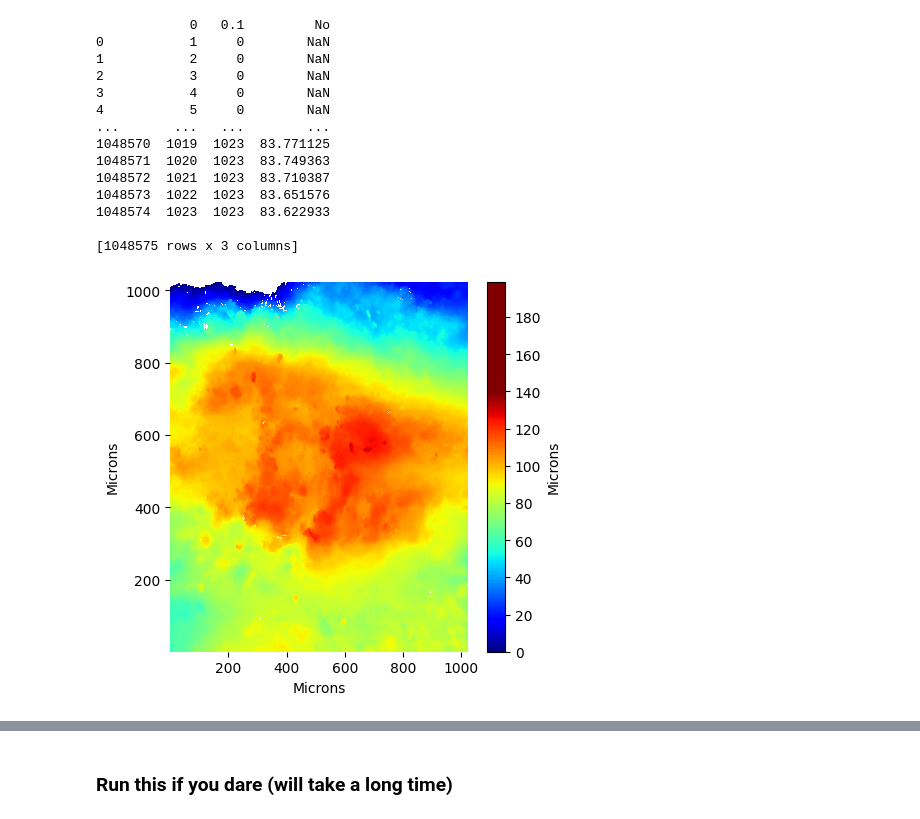
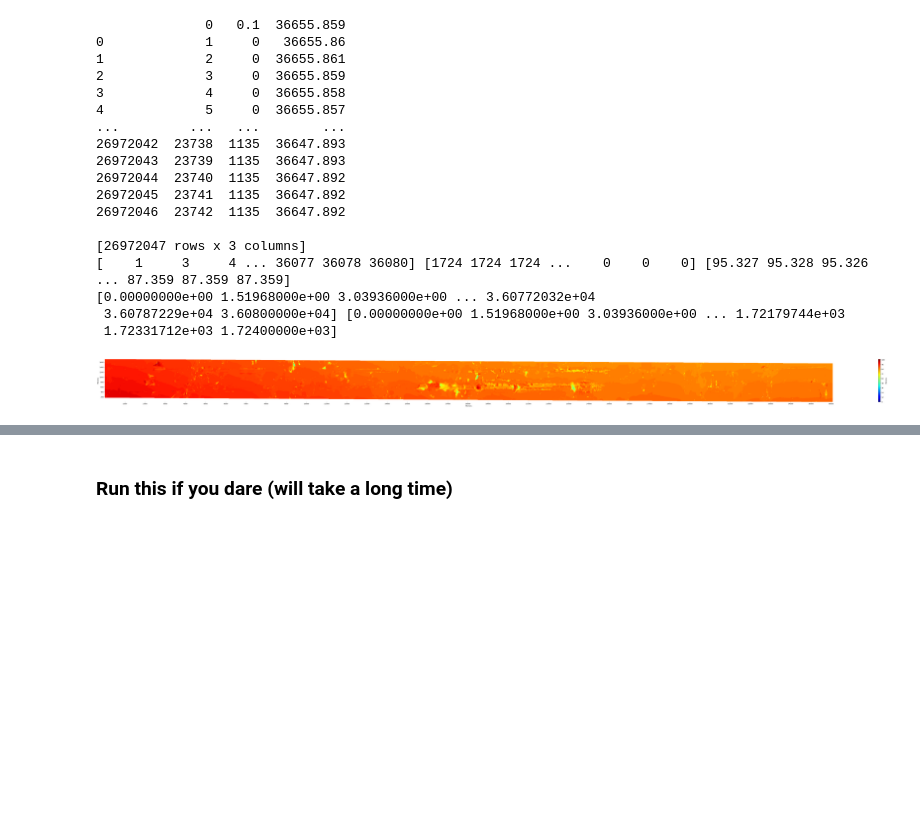
Before and after one commit to LekiYak/mcgill-natural-faults, a Jupyter notebook: src/wli_lab.ipynb, the cells around one changed output, grey strips where cells are left out. Drawn from its saved outputs; the diff is of its cells as text; code cells hidden in the pictures; blank space fills up the shorter version.

```diff
--- a/src/wli_lab.ipynb
+++ b/src/wli_lab.ipynb
@@ -27,7 +27,7 @@ def load_wli_data(path):
 
     return data
 
-def grid_wli(raw_data):
+def grid_wli(raw_data, resolution):
 
     x_list = raw_data[0].astype(int)
     y_list = raw_data[1].astype(int)
@@ -42,12 +42,22 @@ def grid_wli(raw_data):
     y_list = np.array(y_list)
     z_list = np.array(z_list)
 
-    # use scipy.binned_statistic2d to bin the data for plotting, averaging over 10x10 pixels as a bin
-    bin_size = 1
+    for i in range(max([len(x_list), len(y_list)])):
+        if i < len(x_list):
+            x_list[i] = resolution * x_list[i]
+        if i < len(y_list):
+            y_list[i] = resolution * y_list[i]
+
+    print(x_list, y_list, z_list)
+
+    # use scipy.binned_statistic2d to bin the data for plotting, averaging over 1x1 pixels as a bin
+    bin_size = resolution
     x_bins = np.arange(0, max(x_list), bin_size)
     y_bins = np.arange(0, max(y_list), bin_size)
     x_bins = np.append(x_bins, max(x_list))
     y_bins = np.append(y_bins, max(y_list))
+
+    print(x_bins, y_bins)
 
     # bin data
     bin_means, x_edges, y_edges, binnumber = stats.binned_statistic_2d(x_list, y_list, z_list, statistic='mean', bins=[x_bins, y_bins])
@@ -68,11 +78,13 @@ def grid_wli(raw_data):
     # ax.set_aspect('equal')
 
     # plot with log colorbar , norm=colors.LogNorm(), vmin=1e-3, vmax=1e-1
-    cs = ax.contourf(X, Y, bin_means.T, levels=600, cmap='jet', vmax=140)#, vmax=125, vmin=30)
+    cs = ax.contourf(X, Y, bin_means.T, levels=100, cmap='jet')
     cbar = fig.colorbar(cs)
     cbar.set_label('Microns')
     plt.xlabel('Microns')
     plt.ylabel('Microns')
+    # Ticks every 1000 microns
+    ax.xaxis.set_major_locator(ticker.MultipleLocator(1000))
 
     # transparent background
     fig.patch.set_alpha(0)
@@ -84,8 +96,9 @@ def grid_wli(raw_data):
     ax.spines['bottom'].set_visible(False)
     ax.spines['left'].set_visible(False)
 
-    plt.savefig('asp3_mid.png', transparent=True, bbox_inches='tight')
     plt.show()
+
+    return bin_means, x_edges, y_edges
 
 
 def combined_save(path):
@@ -134,25 +147,33 @@ def combined_save(path):
     print(f'Saved as {filename}')
     plt.close(fig)
 # %%
-JBZQ05_10_2_003 = load_wli_data('C:/Users/stickslip/Documents/leki-files/mcgill-natural-faults/white-light/last/JBZQ05_10_1_006.xyz')
+# JBZQ05_10_2_003 = load_wli_data('C:/Users/stickslip/Documents/leki-files/mcgill-natural-faults/white-light/last/JBZQ05_10_1_006.xyz')
 # JBZQ05_10_1_006 = load_wli_data('C:/Users/stickslip/Documents/leki-files/mcgill-natural-faults/white-light/last/JBZQ05_10_1_006.xyz')
-# FLAT_wear1 = load_wli_data('C:/Users/stickslip/Documents/leki-files/mcgill-natural-faults/white-light/last/FLAT_275_05_002.xyz')
+FLAT_wear1 = load_wli_data('C:/Users/stickslip/Documents/leki-files/mcgill-natural-faults/white-light/last/FLAT_275_2_002.xyz')
 # JBZQ05_275_2_007 = load_wli_data('C:/Users/stickslip/Documents/leki-files/mcgill-natural-faults/white-light/last/JBZQ05_275_2_007.xyz')
 
-grid_wli(JBZQ05_10_2_003)
+wear_z, wear_x, wear_y = grid_wli(FLAT_wear1, 1.51968)
+
+# Resolution for lens combinations
+# 2.75x, 05 = 5.86782
+# 2.75x, 2 = 1.51968
 # %% [output]
-            0   0.1         No
-0           1     0        NaN
-1           2     0        NaN
-2           3     0        NaN
-3           4     0        NaN
-4           5     0        NaN
-...       ...   ...        ...
-1048570  1019  1023  83.771125
-1048571  1020  1023  83.749363
-1048572  1021  1023  83.710387
-1048573  1022  1023  83.651576
-1048574  1023  1023  83.622933
+              0   0.1  36655.859
+0             1     0   36655.86
+1             2     0  36655.861
+2             3     0  36655.859
+3             4     0  36655.858
+4             5     0  36655.857
+...         ...   ...        ...
+26972042  23738  1135  36647.893
+26972043  23739  1135  36647.893
+26972044  23740  1135  36647.892
+26972045  23741  1135  36647.892
+26972046  23742  1135  36647.892
 
-[1048575 rows x 3 columns]
+[26972047 rows x 3 columns]
+[    1     3     4 ... 36077 36078 36080] [1724 1724 1724 ...    0    0    0] [95.327 95.328 95.326 ... 87.359 87.359 87.359]
+[0.00000000e+00 1.51968000e+00 3.03936000e+00 ... 3.60772032e+04
+ 3.60787229e+04 3.60800000e+04] [0.00000000e+00 1.51968000e+00 3.03936000e+00 ... 1.72179744e+03
+ 1.72331712e+03 1.72400000e+03]
-[figure, old version]
+[figure, new version]
```
Also changed, not shown: parts of 4 cells of this notebook.
